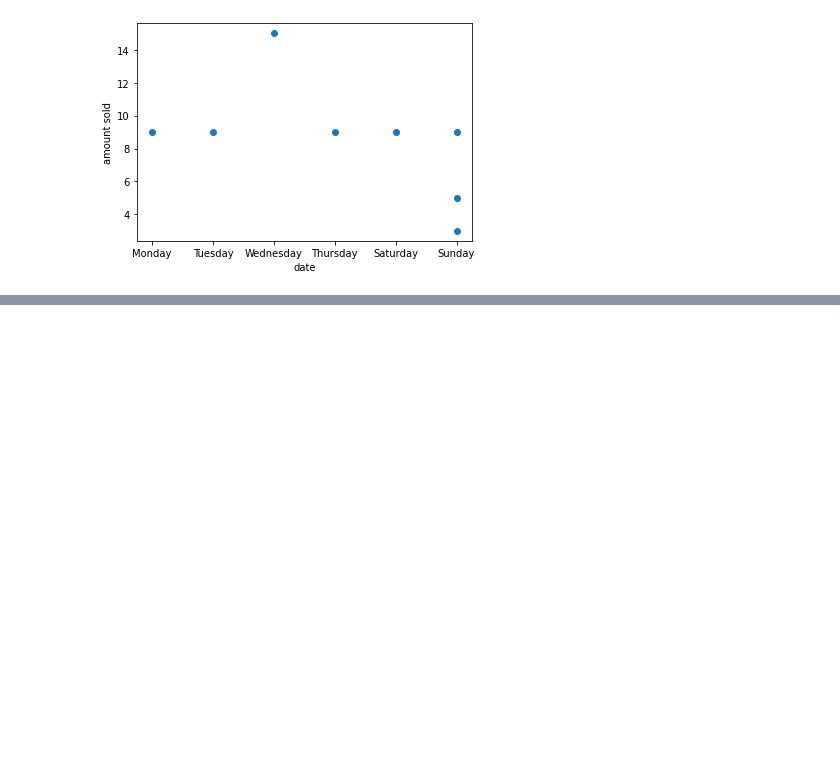
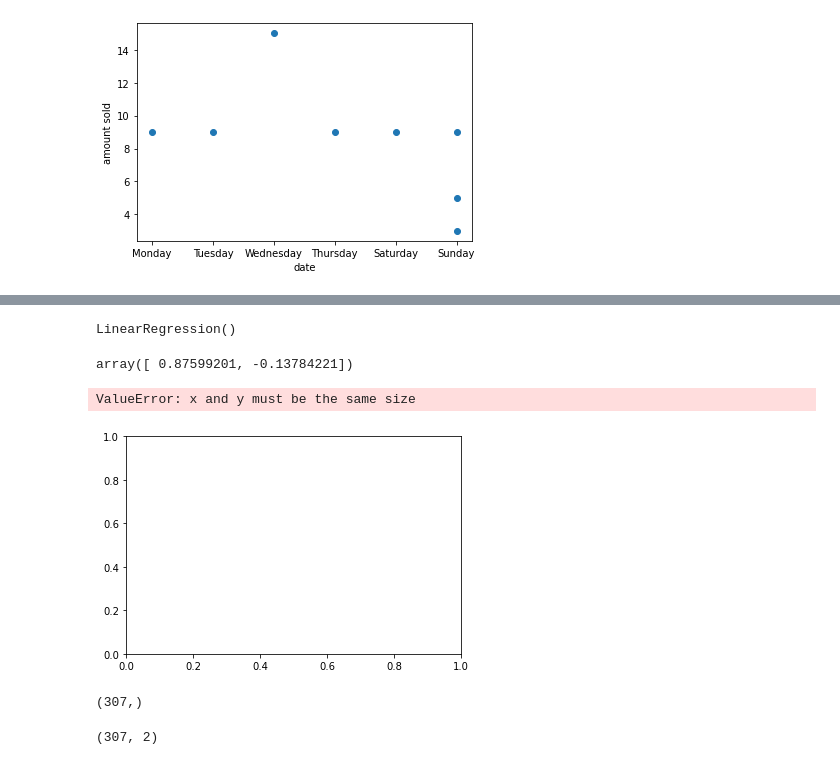
Before and after one commit to CincodeCuatro/ML, a Jupyter notebook: coffee.ipynb, the cells around one changed output, grey strips where cells are left out. Saved outputs shown, nothing was run; the diff lists cells and outputs as text; code cells hidden in the pictures; blank space fills up the shorter version.

```diff
--- a/coffee.ipynb
+++ b/coffee.ipynb
@@ -197,3 +244,7 @@ plt.scatter(df_pr73_w1.transaction_day,df_pr73_w1.quantity_sold)
 # %% [output]
 <matplotlib.collections.PathCollection at 0x...>
 [figure]
+# %%
+#trying to split data into indepneden and dependent varables
+X = df[['quantity_sold','transaction_weekday']]
+y = df['start_of_day']
@@ -199,0 +283,6 @@ plt.scatter(df_pr73_w1.transaction_day,df_pr73_w1.quantity_sold)
+# %%
+#model
+model = linear_model.LinearRegression()
+model.fit(X,y)
+# %% [output]
+LinearRegression()
@@ -199,0 +291,27 @@ plt.scatter(df_pr73_w1.transaction_day,df_pr73_w1.quantity_sold)
+# %%
+#coefficient
+model.coef_
+# %% [output]
+array([ 0.87599201, -0.13784221])
+# %%
+## This what the regression has learned
+y_pred = model.predict(X)
+
+plt.scatter(X, y,  color='blue')
+plt.plot(X, y_pred, color='black', linewidth=3)
+
+plt.xticks(())
+plt.yticks(())
+
+plt.show()
+# %% [output]
+ValueError: x and y must be the same size
+[figure, added]
+# %%
+y.shape
+# %% [output]
+(307,)
+# %%
+X.shape
+# %% [output]
+(307, 2)
```
Also changed, not shown: parts of 16 cells of this notebook.
